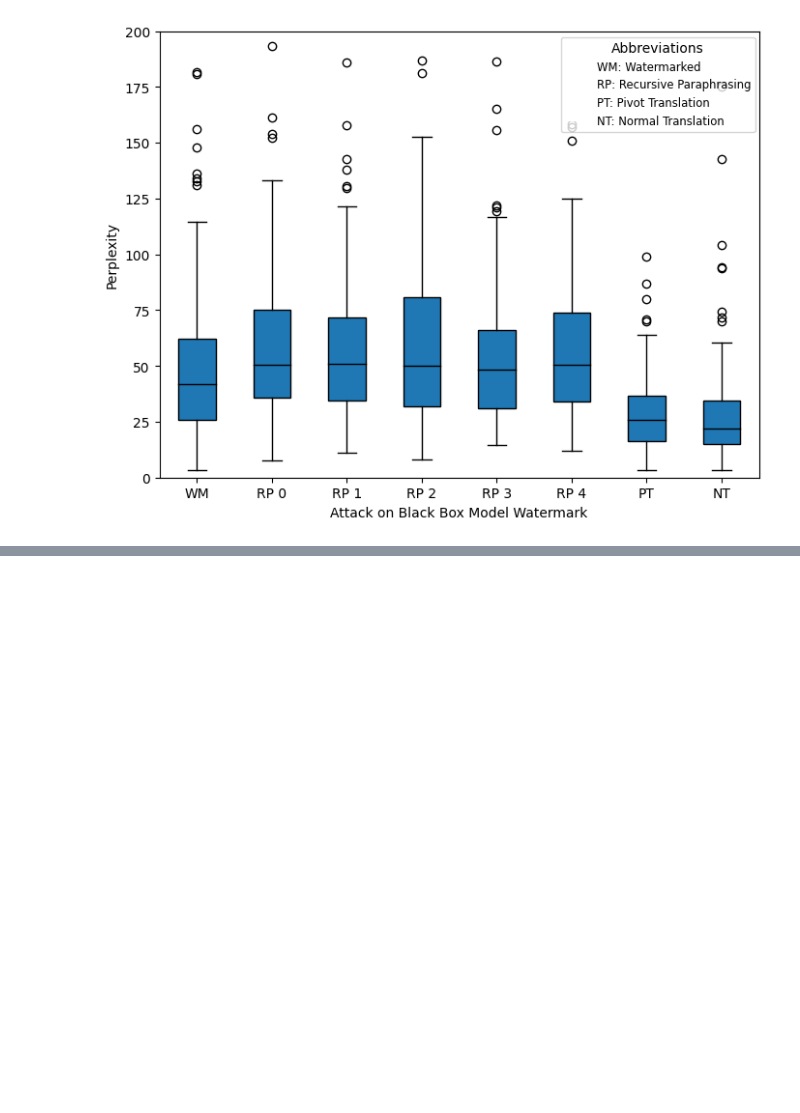
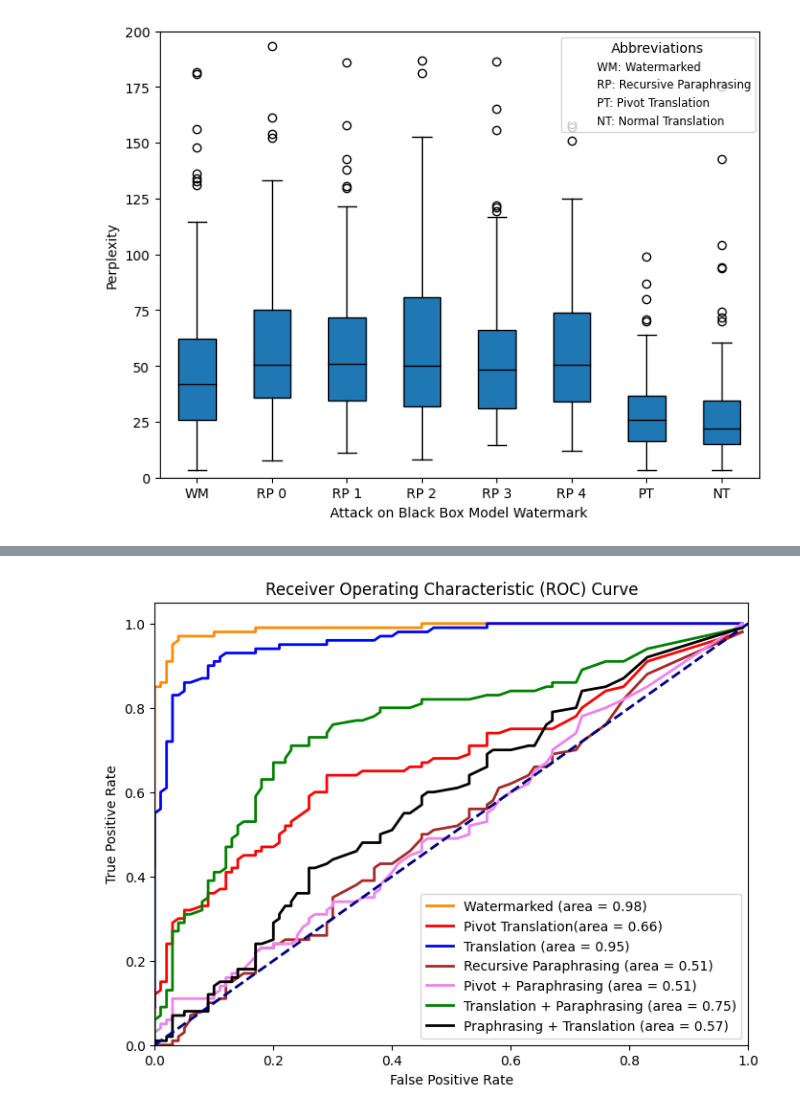
Before and after one commit to shreeman1000/WaterMark, a Jupyter notebook: graph.ipynb, the cells around one changed output, grey strips where cells are left out. Saved outputs shown, nothing was run; the diff lists cells and outputs as text; code cells hidden in the pictures; blank space fills up the shorter version.

Commit message:
Made some graphs about perplexity and ROC

```diff
--- a/graph.ipynb
+++ b/graph.ipynb
@@ -157,8 +100,6 @@ import os
 # %%
-import glob
-import pickle
 d = {}
-dir = 'Dataset/Attacked/NewDataScores/*/*/*'
+dir = 'Dataset/NewDataScores/*/*/*'
 for file in glob.glob(dir):
     with open(file, 'rb') as f:
         data = pickle.load(f)
@@ -360,0 +276,90 @@ result
+# %%
+files_new = []
+for i in glob.glob('Dataset/NewDataScores/*/kwg/*'):
+    if 'rephrased' in i:
+        if '4' not in i:
+            continue
+    files_new.append(i)
+
+files_old = [i for i in glob.glob('Dataset/conf/*') if 'kwg' in i]
+
+scores = []
+for i in files_new:
+    with open(i, 'rb') as f:
+        scores_new = pickle.load(f)
+    name = i.split('/')[2]
+    scores.append([name, scores_new])
+
+tp_ppt = []
+tp_pnt = []
+tp_tp = []
+
+for i in range(0, 1000, 5):
+    threshold = i/10
+    tp_ppt.append(sum(scores[0][1] > threshold)/100)
+    tp_pnt.append(sum(scores[1][1] > threshold)/100)
+    tp_tp.append(sum(scores[2][1] > threshold)/100)
+with open('Dataset/conf/kwg_pivot_translated.json') as f:
+    a = json.load(f)
+a = pd.DataFrame(a)
+with open('Dataset/conf/kwg_translated.json') as f:
+    aa = json.load(f)
+b = pd.DataFrame(aa)
+with open('Dataset/conf/kwg_recursive.json') as f:
+    aa = json.load(f)
+c = pd.DataFrame(aa)
+
+fp = []
+tp = []
+tp_a_pt = []
+tp_a_t = []
+tp_a_r = []
+
+for i in range(0, 1000, 5):
+    threshold = i/10
+    false_pos = a[a['original'] > threshold]['original'].count() / 100
+    true_pos = a[a['watermarked'] > threshold]['watermarked'].count() / 100
+    true_pos_at = a[a['attacked0'] > threshold]['attacked0'].count() / 100
+    tp_a_pt.append(true_pos_at)
+    true_pos_at = b[b['attacked0'] > threshold]['attacked0'].count() / 100
+    tp_a_t.append(true_pos_at)
+    true_pos_at = c[c['attacked4'] > threshold]['attacked4'].count() / 100
+    tp_a_r.append(true_pos_at)
+
+    fp.append(false_pos)
+    tp.append(true_pos)
+
+import matplotlib.pyplot as plt
+from sklearn.metrics import roc_curve, auc
+
+roc_auc = auc(fp, tp)
+roc_auc_11 = auc(fp, tp_a_pt)
+roc_auc_12 = auc(fp, tp_a_t)
+roc_auc_13 = auc(fp, tp_a_r)
+
+roc_auc_2 = auc(fp, tp_ppt)
+roc_auc_3 = auc(fp, tp_pnt)
+roc_auc_4 = auc(fp, tp_tp)
+
+# Plot ROC curve
+plt.figure(figsize=(8,6))
+
+plt.plot(fp, tp, color='darkorange', lw=2, label='Watermarked (area = %0.2f)' % roc_auc)
+plt.plot(fp, tp_a_pt, color='red', lw=2, label='Pivot Translation(area = %0.2f)' % roc_auc_11)
+plt.plot(fp, tp_a_t, color='blue', lw=2, label='Translation (area = %0.2f)' % roc_auc_12)
+plt.plot(fp, tp_a_r, color='brown', lw=2, label='Recursive Paraphrasing (area = %0.2f)' % roc_auc_13)
+
+plt.plot(fp, tp_ppt, color='violet', lw=2, label='Pivot + Paraphrasing (area = %0.2f)' % roc_auc_2)
+plt.plot(fp, tp_pnt, color='green', lw=2, label='Translation + Paraphrasing (area = %0.2f)' % roc_auc_3)
+plt.plot(fp, tp_tp, color='black', lw=2, label='Praphrasing + Translation (area = %0.2f)' % roc_auc_4)
+
+plt.plot([0, 1], [0, 1], color='navy', lw=2, linestyle='--')
+plt.xlim([0.0, 1.0])
+plt.ylim([0.0, 1.05])
+plt.xlabel('False Positive Rate')
+plt.ylabel('True Positive Rate')
+plt.title('Receiver Operating Characteristic (ROC) Curve')
+plt.legend(loc="lower right")
+plt.show()
+# %% [output]
+[figure, added]
```
Also changed, not shown: parts of 24 cells of this notebook, 14 other files.
